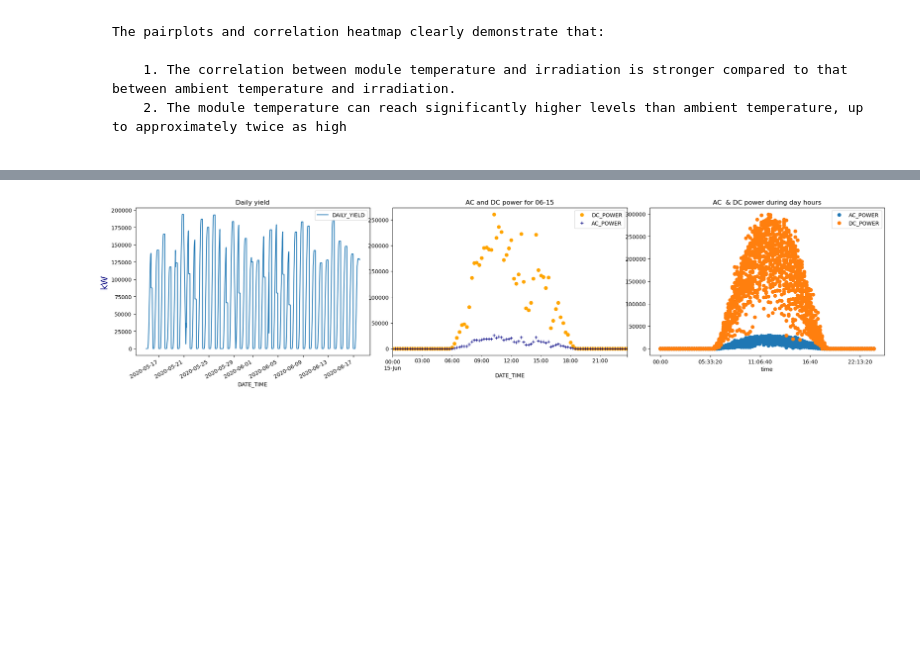
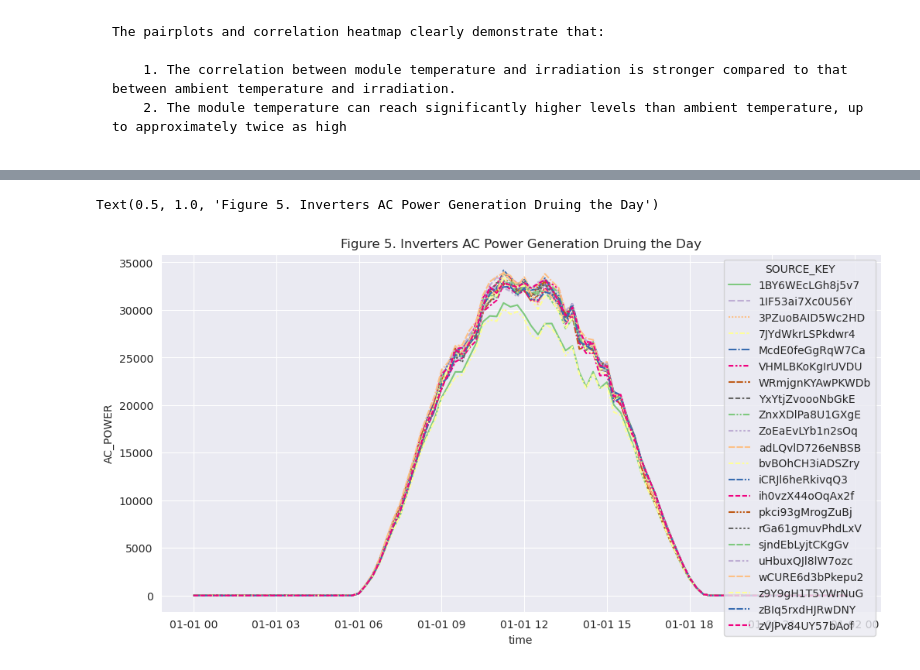
Before and after one commit to sedimir/SediMir, a Jupyter notebook: solar-power-generation.ipynb, the cells around one changed output, grey strips where cells are left out. Cells and saved outputs as stored; diff of their text form; code cells hidden in the pictures; blank space fills up the shorter version.

```diff
--- a/solar-power-generation.ipynb
+++ b/solar-power-generation.ipynb
@@ -186,22 +174,14 @@ f.autofmt_xdate(rotation=45)
-# %%
-gen1=pd.read_csv('/kaggle/input/solar-power-generation-data/Plant_1_Generation_Data.csv')
-gen1.DATE_TIME=pd.to_datetime(gen1.DATE_TIME,format='%d-%m-%Y %H:%M')
-gen11=gen1.groupby('DATE_TIME').sum().reset_index()
-
-f,ax=plt.subplots(1,3,dpi=100,figsize=(20,5))
-plt.tight_layout()
-gen11.plot(x='DATE_TIME',y='DAILY_YIELD',ax=ax[0])
-gen11[(gen11.DATE_TIME.dt.day==15) &(gen11.DATE_TIME.dt.month==6)].plot(x='DATE_TIME',y='DC_POWER',color='orange',style='o',ax=ax[1])
-gen11[(gen11.DATE_TIME.dt.day==15) &(gen11.DATE_TIME.dt.month==6)].plot(x='DATE_TIME',y='AC_POWER',color='navy',style='+',ax=ax[1])
-
-import datetime as dt
-gen11['time']=gen11.DATE_TIME.dt.time
-gen11.set_index('time')[['AC_POWER','DC_POWER']].plot(style='o',ax=ax[2])
-
-ax[0].set_title('Daily yield',)
-ax[1].set_title('AC and DC power for 06-15')
-ax[2].set_title('AC  & DC power during day hours')
-ax[0].set_ylabel('kW',color='navy',fontsize=17)
-plt.show()
-# %% [output]
-[figure, removed]
+# %%
+gen['time'] = pd.to_datetime(gen.index.time, format='%H:%M:%S')
+plt.figure(figsize=(12,6))
+sns.set_style("darkgrid")
+sns.lineplot(gen.groupby(['time','SOURCE_KEY']).AC_POWER.sum().reset_index(),
+             x='time',
+             y='AC_POWER',
+             hue='SOURCE_KEY',
+             style='SOURCE_KEY',
+             palette='Accent')
+plt.title('Figure 5. Inverters AC Power Generation Druing the Day')
+# %% [output]
+Text(0.5, 1.0, 'Figure 5. Inverters AC Power Generation Druing the Day')
+[figure, added]
```
Also changed, not shown: parts of 18 cells of this notebook.
